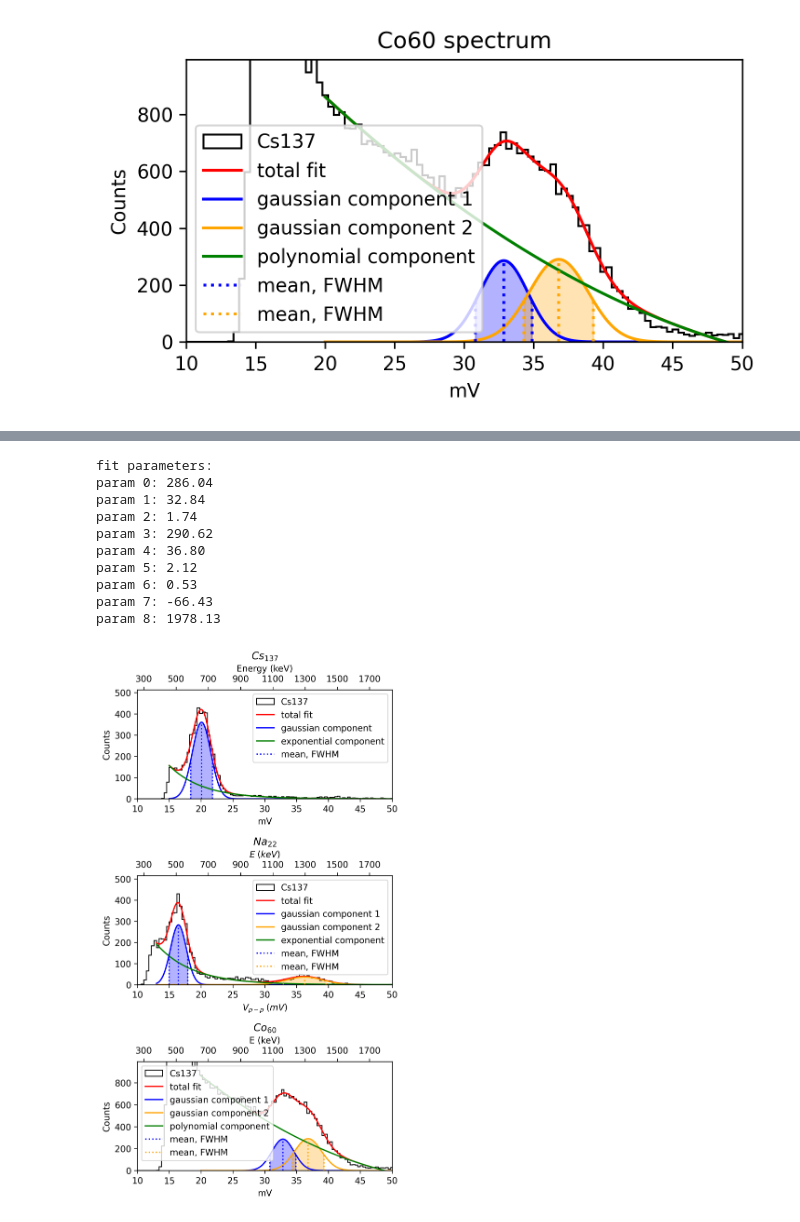
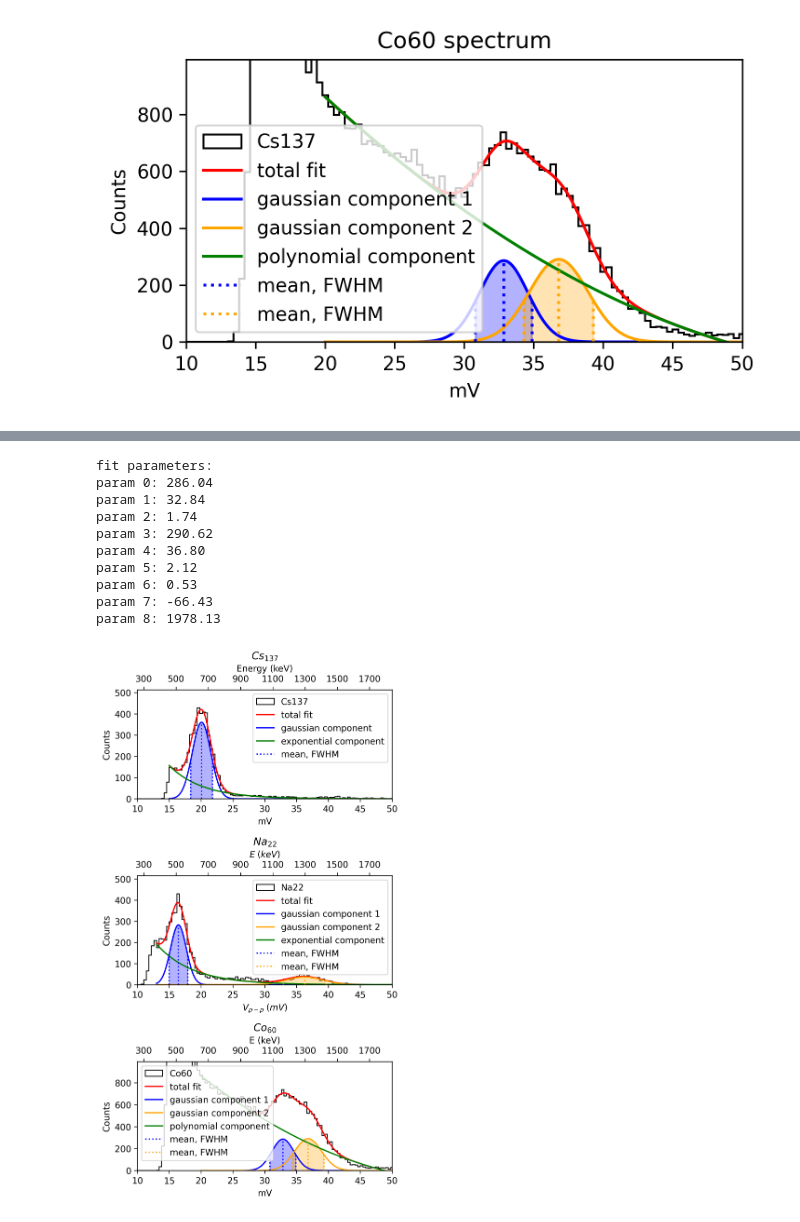
Before and after one commit to ficnawode/msc-python-analysis, a Jupyter notebook: analysis/sipm_spectroscopy_plots.ipynb, the cells around one changed output, grey strips where cells are left out. Saved outputs shown, nothing was run; the diff lists cells and outputs as text; code cells hidden in the pictures.

```diff
--- a/analysis/sipm_spectroscopy_plots.ipynb
+++ b/analysis/sipm_spectroscopy_plots.ipynb
@@ -7,6 +7,7 @@ from scipy.optimize import curve_fit
 plt.rcParams['figure.dpi'] = 300
 # set tight layout for all plots
 plt.rcParams['figure.autolayout'] = True
+SAVE_FIGS=True
 # %%
 Cs137_path='data/sipm_spectroscopy/vp2ps_20250325-100124_cs137_1h_20cm.csv'
 Co60_path='data/sipm_spectroscopy/vp2ps_20250323-150545_co60_18h.csv'
@@ -360,7 +373,7 @@ ax2.set_xlabel('Energy (keV)')
 
 
 ax=axs[1]
-count, bins, _ = ax.hist(Na22_df['mV'], range=(min,max), bins=hist_bins, color='black', label='Cs137', histtype='step')
+count, bins, _ = ax.hist(Na22_df['mV'], range=(min,max), bins=hist_bins, color='black', label='Na22', histtype='step')
 bin_centers = 0.5*(bins[1:] + bins[:-1])
 
 fit_range = (13, 50)
@@ -412,7 +425,7 @@ ax2.set_xticklabels(np.arange(300, 1800, 200))
 ax2.set_xlabel(r'$E \; (keV)$')
 
 ax = axs[2]
-count, bins, _ = ax.hist(Co60_df['mV'], range=(min,max), bins=hist_bins, color='black', label='Cs137', histtype='step')
+count, bins, _ = ax.hist(Co60_df['mV'], range=(min,max), bins=hist_bins, color='black', label='Co60', histtype='step')
 bin_centers = 0.5*(bins[1:] + bins[:-1])
 
 fit_range = (20, 50)
@@ -455,31 +468,34 @@ Co60_peak2_fwhm=fwhm2
 # present the fit parameters
 print('fit parameters:')
 for i, param in enumerate(popt):
     print(f'param {i}: {param:.2f}')
 
 ax.legend()
 ax.set_title(r'$Co_{60}$')
 ax.set_ylim(0, 1.2*np.max(counts_fit))
 ax.set_xlim(min, max)
 ax.set_xlabel('mV')
 ax.set_ylabel('Counts')
 
 ax2 = ax.twiny()
 ax2.set_xlim(mV_to_keV(min), mV_to_keV(max))
 ax2.set_xticks(np.arange(300, 1800, 200))
 ax2.set_xticklabels(np.arange(300, 1800, 200))
 ax2.set_xlabel('E (keV)')
 
+if SAVE_FIGS:
+    plt.savefig('plots/sipm_spectroscopy/long_exposure/spectra.png', dpi=300)
+
 plt.show()
 # %% [output]
 fit parameters:
 param 0: 286.04
 param 1: 32.84
 param 2: 1.74
 param 3: 290.62
 param 4: 36.80
 param 5: 2.12
 param 6: 0.53
 param 7: -66.43
 param 8: 1978.13
-[figure, old version]
+[figure, new version]
```
Also changed, not shown: parts of 2 cells of this notebook, 9 other files.
